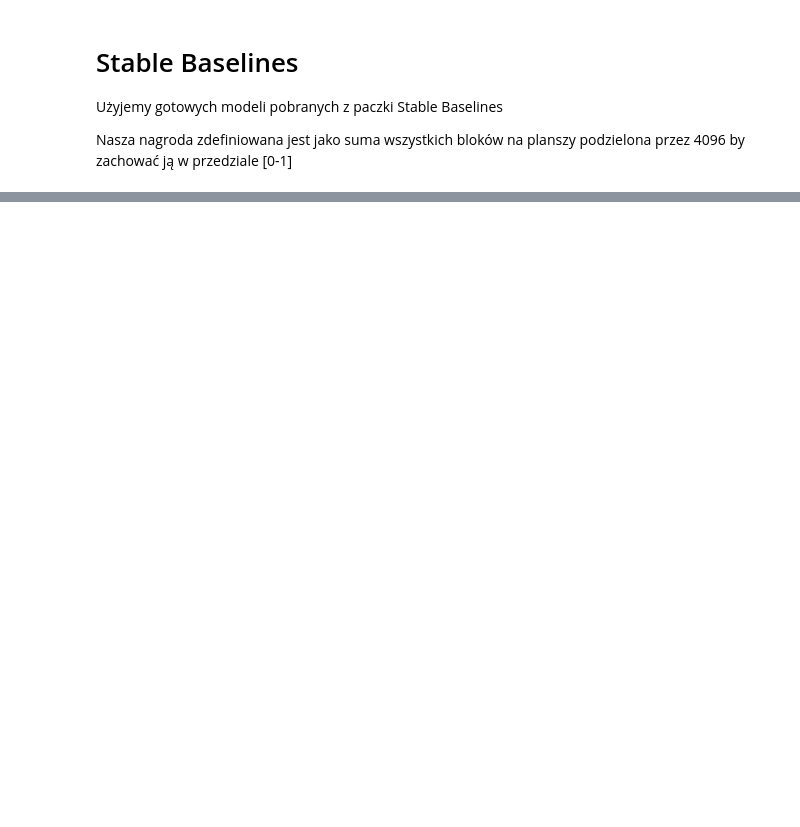
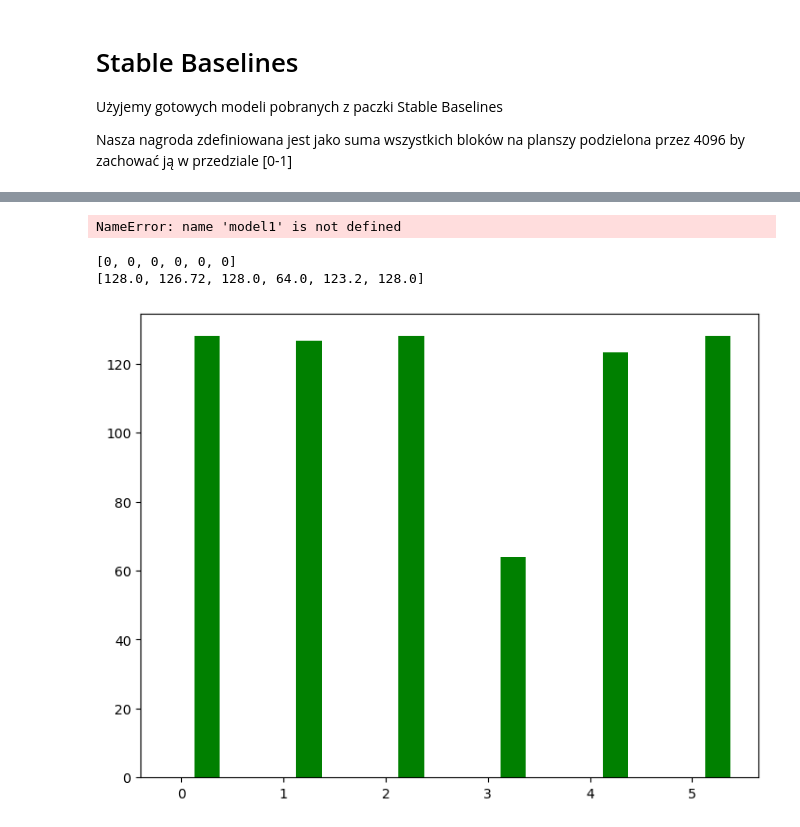
Before and after one commit to Pawlaklis/ml2022-23, a Jupyter notebook: project.ipynb, the cells around one changed output, grey strips where cells are left out. Cells and saved outputs as stored; diff of their text form; code cells hidden in the pictures; blank space fills up the shorter version.

Commit message:
Fix game enviroment, progress in learing

```diff
--- a/project.ipynb
+++ b/project.ipynb
@@ -122,0 +185,48 @@ while True:
+# %%
+model5 = A2C.load("models/A2C/reward_type_4/2900000.zip")
+env5 = gym.make('envs/game2048-v0',reward_type=4)
+# %%
+model6 = A2C.load("models/A2C/reward_type_5/2900000.zip")
+env6 = gym.make('envs/game2048-v0',reward_type=5)
+# %%
+show_model(model1, env1, 1000)
+# %% [output]
+NameError: name 'model1' is not defined
+# %%
+def test_win_rate(model, env):
+    obs = env.reset()
+    biggest_tiles = []
+    for i in range(100):
+        done = False
+        while not done:
+            action, _states = model.predict(obs)
+            obs, rewards, done, info = env.step(action)
+        biggest_tiles.append(info.get('highest_tile'))
+    return sum(i >= 2048 for i in biggest_tiles), np.mean(biggest_tiles)
+# %%
+model1_win_rate, model1_mean = test_win_rate(model1, env1)
+model2_win_rate, model2_mean = test_win_rate(model2, env2)
+model3_win_rate, model3_mean = test_win_rate(model3, env3)
+model4_win_rate, model4_mean = test_win_rate(model4, env4)
+model5_win_rate, model5_mean = test_win_rate(model5, env5)
+model6_win_rate, model6_mean = test_win_rate(model6, env6)
+# %%
+reward_types = ["sum", "max", "game length", "sum of merges", "merges + penalty", "log merges + penalty"]
+win_rates = [model1_win_rate, model2_win_rate, model3_win_rate, model4_win_rate, model5_win_rate, model6_win_rate]
+mean = [model1_mean, model2_mean, model3_mean, model4_mean, model5_mean, model6_mean]
+print(win_rates)
+print(mean)
+
+X = np.arange(6)
+fig = plt.figure()
+ax = fig.add_axes([0,0,1,1])
+ax.bar(X + 0.00, win_rates, color = 'b', width = 0.25)
+ax.bar(X + 0.25, mean, color = 'g', width = 0.25)
+
+
+
+plt.show()
+# %% [output]
+[0, 0, 0, 0, 0, 0]
+[128.0, 126.72, 128.0, 64.0, 123.2, 128.0]
+[figure, added]
```
Also changed, not shown: parts of 30 cells of this notebook, 40 other files.
